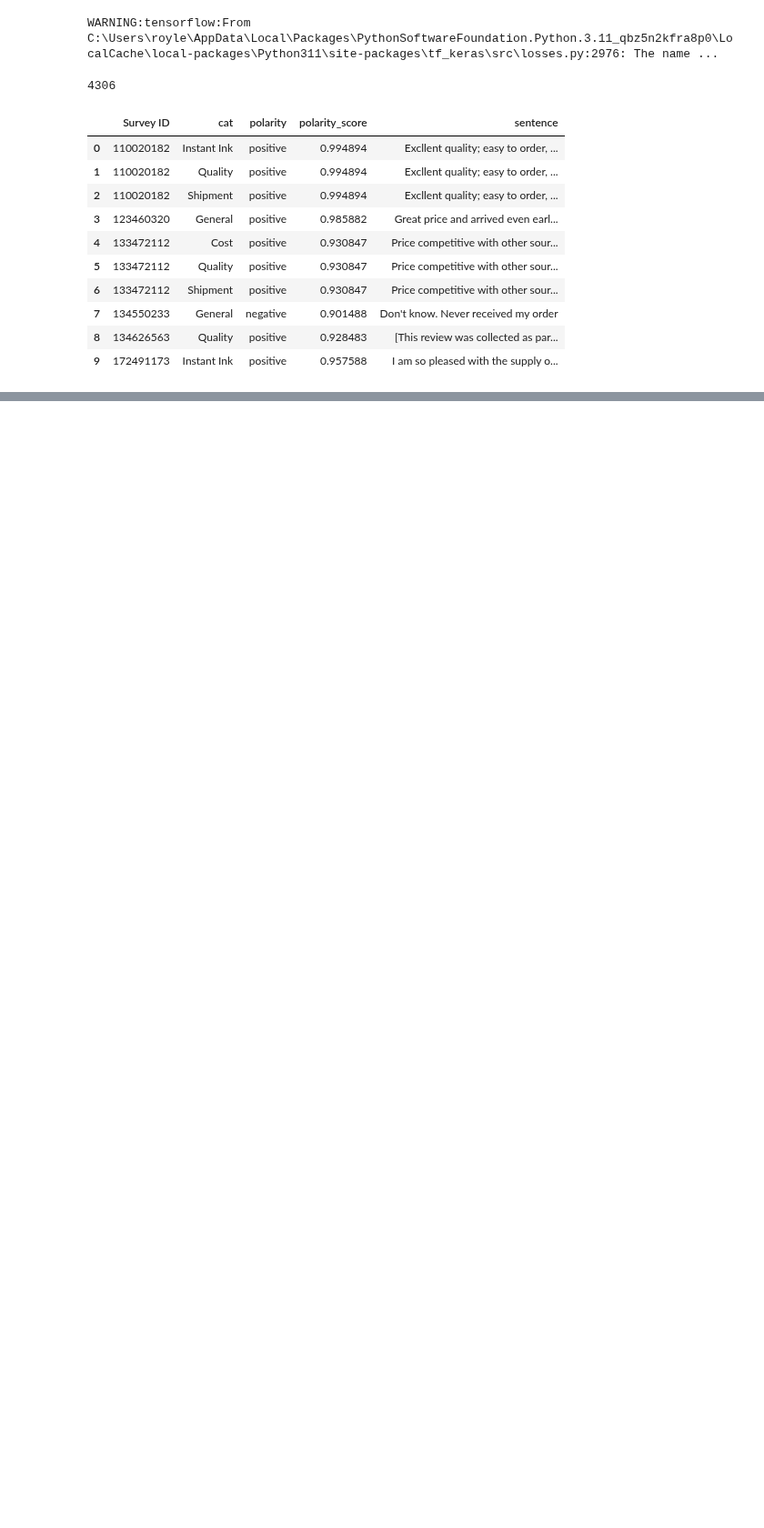
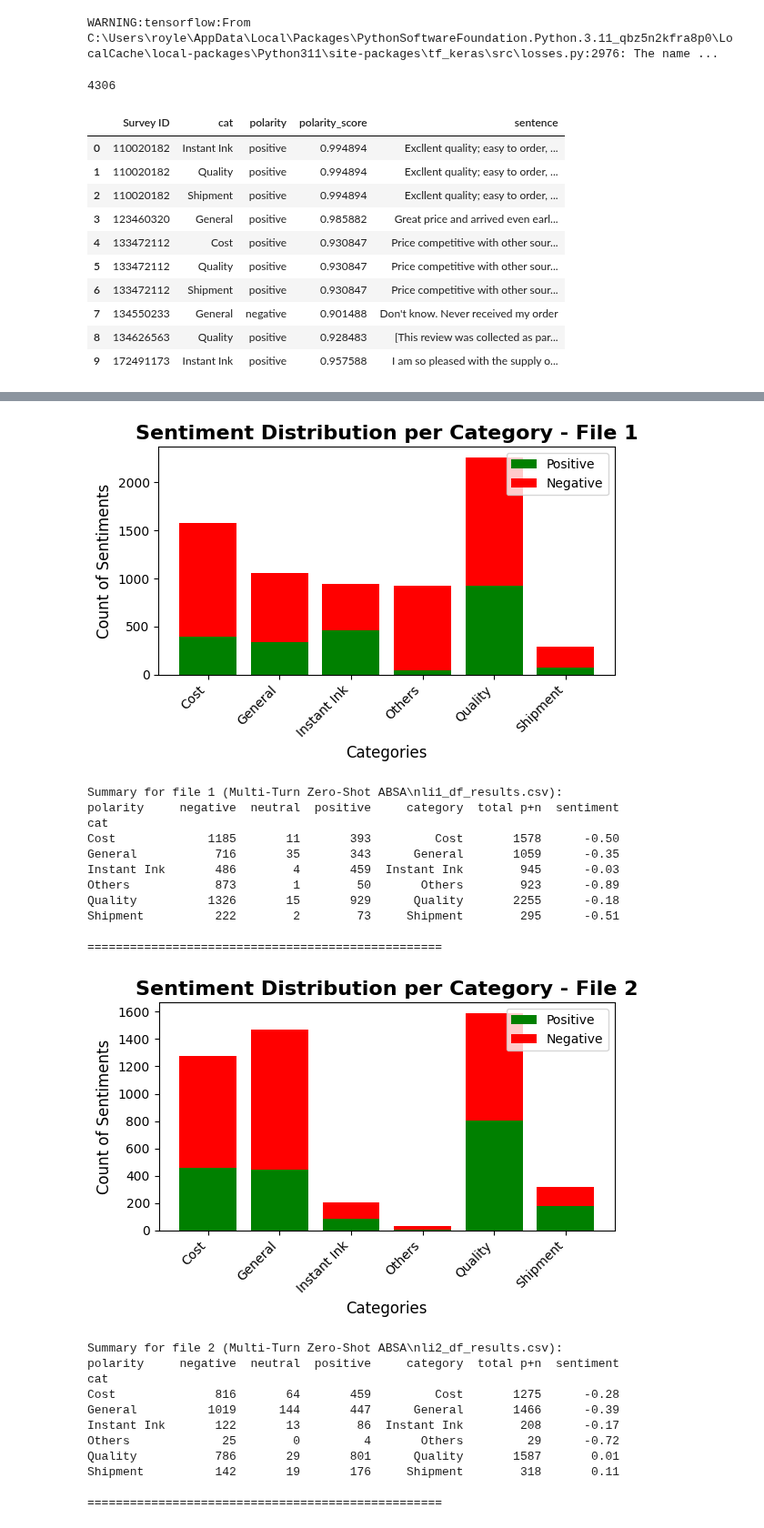
Before and after one commit to wd686/InkSightAnalyzer, a Jupyter notebook: Multi-Turn Zero-Shot ABSA.ipynb, the cells around one changed output, grey strips where cells are left out. Shown at 91% size. Cells and saved outputs as stored; diff of their text form; code cells hidden in the pictures; blank space fills up the shorter version.

```diff
--- a/Multi-Turn Zero-Shot ABSA.ipynb
+++ b/Multi-Turn Zero-Shot ABSA.ipynb
@@ -236,2 +236,81 @@ Shipment           30        0         5     Shipment     35      -0.71
 
 ==================================================
+# %%
+# Loop through each file, process it individually, and display the result
+for i, file in enumerate(file_paths, start=1):
+    # Read each CSV file
+    df_results = pd.read_csv(file)
+
+    # Generate a summary table with cross-tabulation
+    summary = pd.crosstab(df_results['cat'], df_results['polarity'])
+
+    # Convert the summary into a DataFrame and add the category column
+    df_summary = pd.DataFrame(summary)
+    df_summary["category"] = df_summary.index
+
+    # Handle missing columns for any missing sentiment labels
+    for col in ['positive', 'negative']:
+        if col not in df_summary.columns:
+            df_summary[col] = 0
+
+    # Calculate the total number of sentiments (positive + negative) per category
+    df_summary["total p+n"] = df_summary["positive"] + df_summary["negative"]
+
+    # Calculate the overall sentiment score for each category
+    # Score: (positive - negative) / (positive + negative)
+    df_summary["sentiment"] = np.round((df_summary["positive"] - df_summary["negative"]) / (df_summary["positive"] + df_summary["negative"]), 2)
+
+    # Plot stacked bar chart for each file
+    categories = df_summary['category']
+    positive = df_summary['positive']
+    negative = df_summary['negative']
+
+    fig, ax = plt.subplots(figsize=(6, 4))
+
+    # Plot positive and negative sentiments as stacked bars
+    ax.bar(categories, positive, label='Positive', color='green')
+    ax.bar(categories, negative, bottom=positive, label='Negative', color='red')
+
+    # Set chart title and labels
+    ax.set_title(f"Sentiment Distribution per Category - File {i}", fontsize=16, fontweight="bold")
+    ax.set_xlabel('Categories', fontsize=12)
+    ax.set_ylabel('Count of Sentiments', fontsize=12)
+
+    # Rotate x-axis labels for better readability
+    plt.xticks(rotation=45, ha='right')
+
+    # Add legend to distinguish positive and negative
+    ax.legend(loc='upper right')
+
+    plt.tight_layout()  # Adjust layout to make space for rotated labels
+    plt.show()
+
+    # Print summary for reference
+    print(f"Summary for file {i} ({file}):")
+    print(df_summary)
+    print("\n" + "="*50 + "\n")
+# %% [output]
+[figure, added]
+Summary for file 1 (Multi-Turn Zero-Shot ABSA\nli1_df_results.csv):
+polarity     negative  neutral  positive     category  total p+n  sentiment
+cat
+Cost             1185       11       393         Cost       1578      -0.50
+General           716       35       343      General       1059      -0.35
+Instant Ink       486        4       459  Instant Ink        945      -0.03
+Others            873        1        50       Others        923      -0.89
+Quality          1326       15       929      Quality       2255      -0.18
+Shipment          222        2        73     Shipment        295      -0.51
+
+==================================================
+[figure, added]
+Summary for file 2 (Multi-Turn Zero-Shot ABSA\nli2_df_results.csv):
+polarity     negative  neutral  positive     category  total p+n  sentiment
+cat
+Cost              816       64       459         Cost       1275      -0.28
+General          1019      144       447      General       1466      -0.39
+Instant Ink       122       13        86  Instant Ink        208      -0.17
+Others             25        0         4       Others         29      -0.72
+Quality           786       29       801      Quality       1587       0.01
+Shipment          142       19       176     Shipment        318       0.11
+
+==================================================
```
Also changed, not shown: parts of 5 cells of this notebook.
